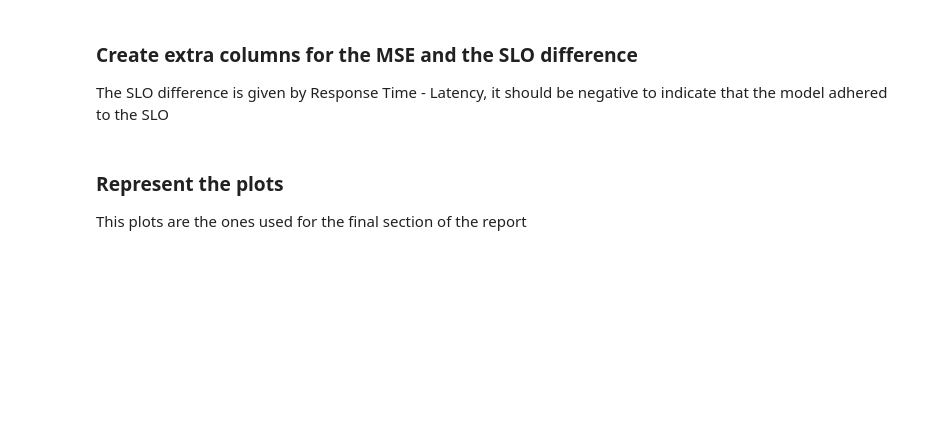
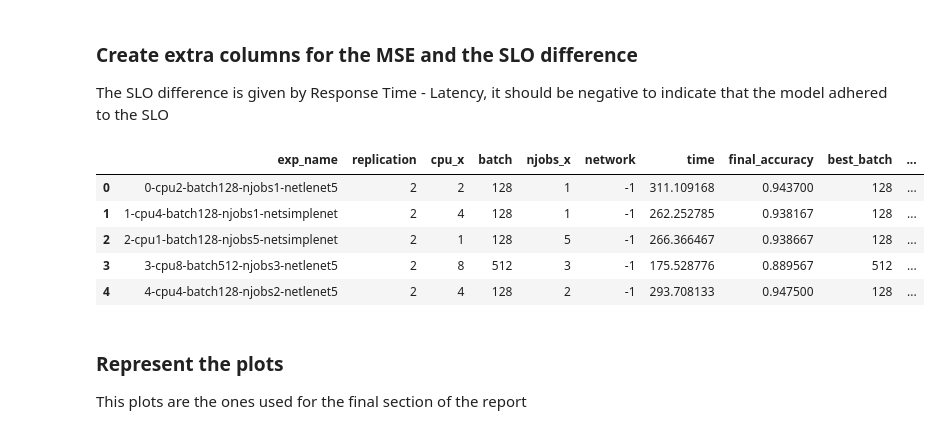
Before and after one commit to sharwinbobde/Courier-BigDL-Study, a Jupyter notebook: experiment-results.ipynb, the cells around one changed output. Cells and saved outputs as stored; diff of their text form; code cells hidden in the pictures; blank space fills up the shorter version.

```diff
--- a/experiment-results.ipynb
+++ b/experiment-results.ipynb
@@ -889,16 +1064,28 @@ model adhered to the SLO
 df_c['error_time'] = (df_c['time'] - df_c['predicted_time'])**2
 df_c['error_acc'] = (df_c['final_accuracy'] - df_c['predicted_accuracy'])**2
 
-df_r['error_time'] = (df_r['time'] - df_r['predicted_time'])**2
-df_r['error_acc'] = (df_r['final_accuracy'] - df_r['predicted_accuracy'])**2
+df_other['error_time'] = (df_other['time'] - df_other['predicted_time'])**2
+df_other['error_acc'] = (df_other['final_accuracy'] - df_other['predicted_accuracy'])**2
 
 
 df_c['slo'] = df_c['time'] - df_c['latency']
-df_r['slo'] = df_r['time'] - df_r['latency']
+df_other['slo'] = df_other['time'] - df_other['latency']
+
+df_c['error_perc'] = (np.abs(df_c['time']-df_c['predicted_time'])/df_c['time'])
+df_other['error_perc'] = (np.abs(df_other['time']-df_other['predicted_time'])/df_other['time'])
 
 
 df_c_means = df_c.groupby(['exp_name']).mean().reset_index()
-df_r_means = df_r.groupby(['cpu', 'njobs', 'network']).mean().reset_index()
+df_other_means = df_other.groupby(['exp_name']).mean().reset_index()
+# %%
+df_c_means
+# %% [output]
+|  | exp_name | replication | cpu_x | batch | njobs_x | network | time | final_accuracy | best_batch | ... |
+| 0 | 0-cpu2-batch128-njobs1-netlenet5 | 2 | 2 | 128 | 1 | -1 | 311.109168 | 0.943700 | 128 | ... |
+| 1 | 1-cpu4-batch128-njobs1-netsimplenet | 2 | 4 | 128 | 1 | -1 | 262.252785 | 0.938167 | 128 | ... |
+| 2 | 2-cpu1-batch128-njobs5-netsimplenet | 2 | 1 | 128 | 5 | -1 | 266.366467 | 0.938667 | 128 | ... |
+| 3 | 3-cpu8-batch512-njobs3-netlenet5 | 2 | 8 | 512 | 3 | -1 | 175.528776 | 0.889567 | 512 | ... |
+| 4 | 4-cpu4-batch128-njobs2-netlenet5 | 2 | 4 | 128 | 2 | -1 | 293.708133 | 0.947500 | 128 | ... |
 # %% [markdown]
 ### Represent the plots
 
```
Also changed, not shown: parts of 21 cells of this notebook, 5 other files.
